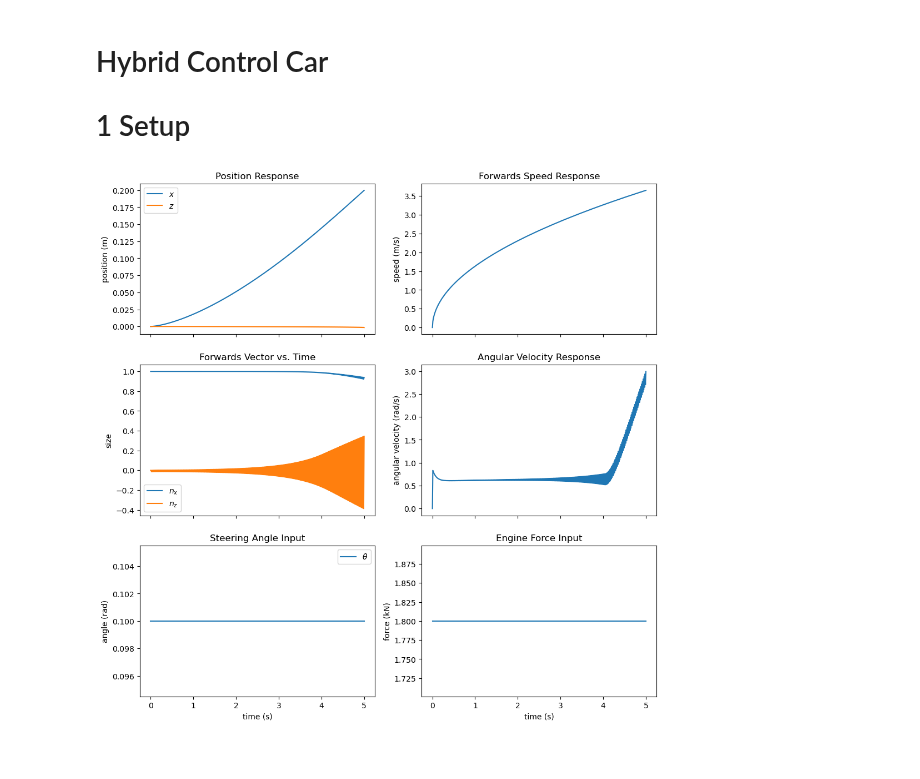
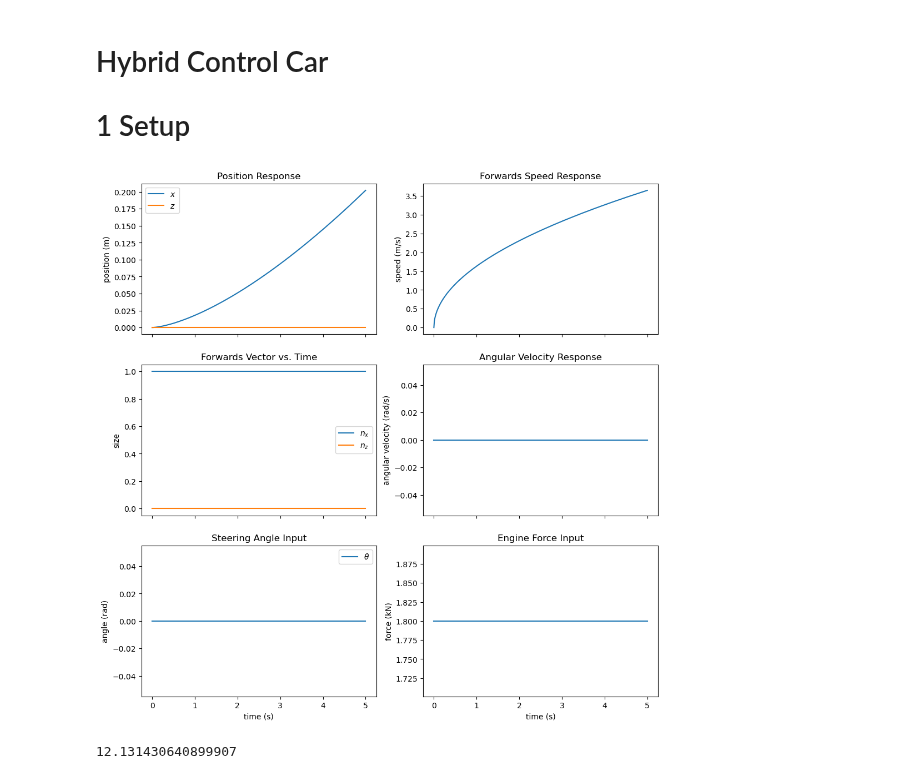
Before and after one commit to KylerLimata/hybrid-control-car, a Jupyter notebook: project2.ipynb, the cells around one changed output. Drawn from its saved outputs; the diff is of its cells as text; code cells hidden in the pictures.

Commit message:
Add additional sim params dict
Used for determining the size and mass of the car so far

```diff
--- a/project2.ipynb
+++ b/project2.ipynb
@@ -13,6 +13,12 @@ hz = 100 # Simulation steps per second
 dt = 0.01 # Seconds per simulation timestep
 units_per_meter = 100 # 1 unit = 1 cm
 nstates = 6 # Number of states in the system
+
+params = {
+    'm': 0.5, # kg
+    'hw': 0.3*units_per_meter, # m
+    'hh': 0.15*units_per_meter # m
+}
 # %%
 def plot_response(t, states, inputs):
     x = states[:, 0]/units_per_meter
@@ -20,7 +26,7 @@ def plot_response(t, states, inputs):
     nx = states[:, 2]
     nz = states[:, 3]
     v = states[:, 4]
-    w = states[:, 5]
+    w = states[:, 5]*hz
 
     Fe = inputs[:, 0]/1000.0
     theta = inputs[:, 1]
@@ -61,21 +67,32 @@ def plot_response(t, states, inputs):
 # %%
 nsteps_test = 5*hz
 
 test_inputs = np.vstack((
     1.8*np.ones(nsteps_test),
-    0.1*np.ones(nsteps_test)
+    0.0*np.ones(nsteps_test)
 )).T
 test_states = np.zeros((nsteps_test, nstates))
 phi0 = 0
 x0 = np.array([0.0, 0.0, np.cos(phi0), np.sin(phi0), 0.0, 0.0])
 
 for t in range(nsteps_test):
     u = test_inputs[t, :]
     u[0] = u[0]*1000
-    x = hcc.simulate(x0, u)
+    x = hcc.simulate(x0, u, params)
     test_states[t, :] = x0
     x0 = x
 
 plot_response(np.linspace(0, 5, nsteps_test), test_states, test_inputs)
 # %% [output]
-[figure, old version]
+[figure, new version]
+# %%
+x_true = np.zeros(nsteps_test)
+xi = 0.0
+
+for t in range(nsteps_test):
+    x_true[t] = xi
+    xi += test_states[t, 4]*dt
+
+print(x_true[-1])
+# %% [output]
+12.131430640899907
```
Also changed, not shown: 2 other files.
